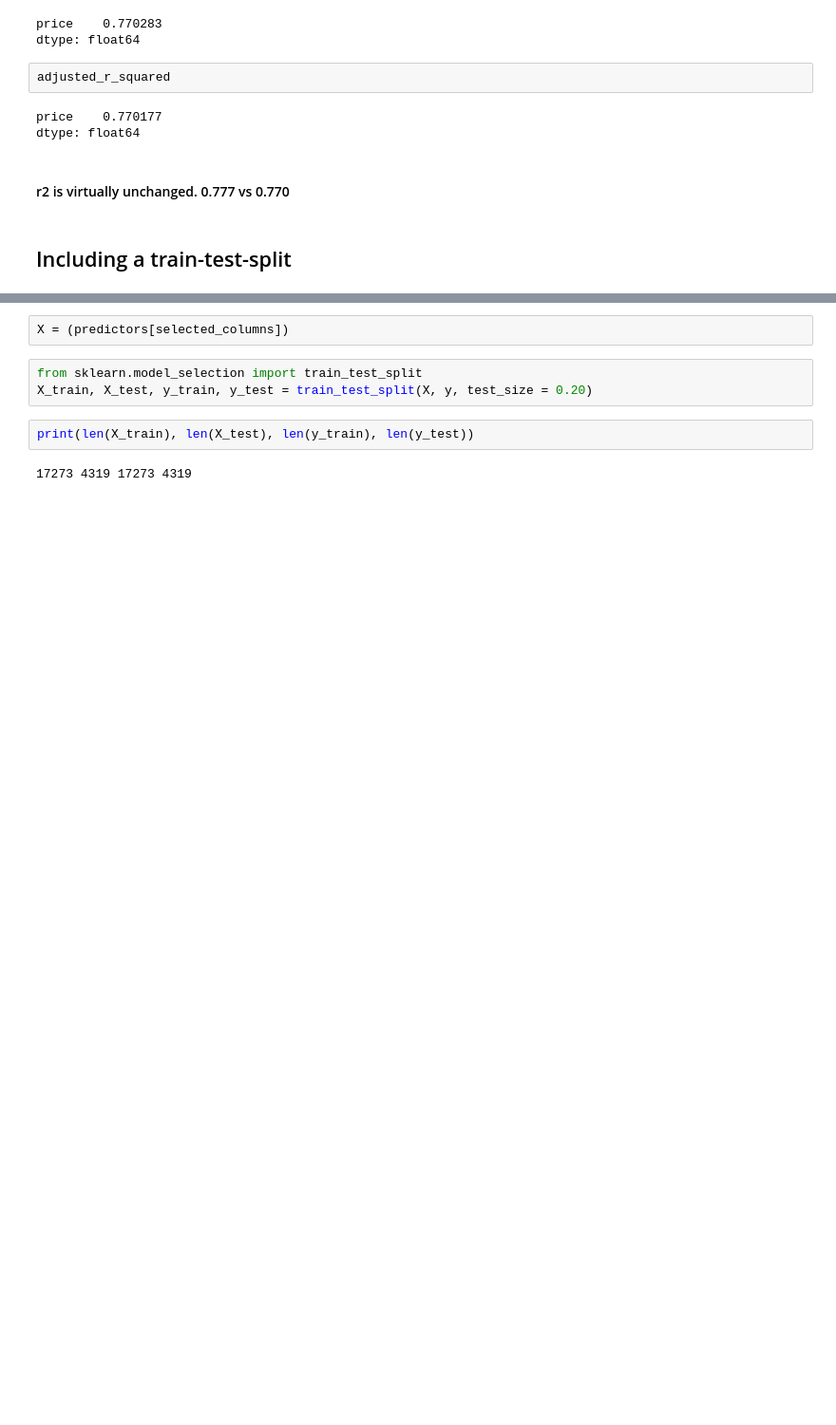
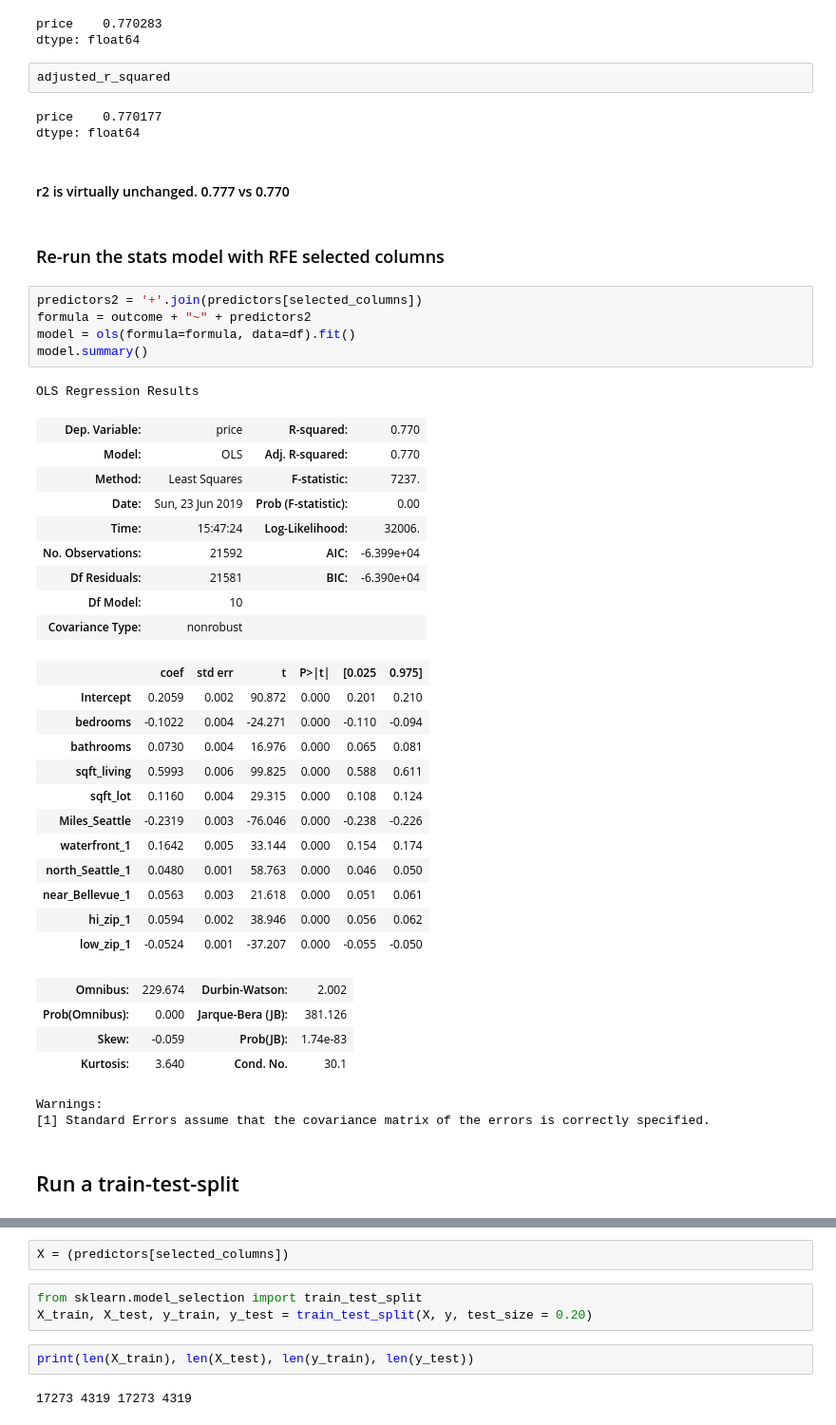
Before and after one commit to AndrewJ1/FI_Module_1, a Jupyter notebook: FinalProject/dsc-1-final-project-online-ds-pt-041519/Final Draft.ipynb, the cells around one changed output, grey strips where cells are left out. Shown at 95% size. Cells and saved outputs as stored; diff of their text form; blank space fills up the shorter version.

```diff
--- a/FinalProject/dsc-1-final-project-online-ds-pt-041519/Final Draft.ipynb
+++ b/FinalProject/dsc-1-final-project-online-ds-pt-041519/Final Draft.ipynb
@@ -1376,8 +1403,44 @@ price    0.770177
 dtype: float64
 # %% [markdown]
 #### r2 is virtually unchanged. 0.777 vs 0.770
+# %% [markdown]
+### Re-run the stats model with RFE selected columns
+# %%
+predictors2 = '+'.join(predictors[selected_columns])
+formula = outcome + "~" + predictors2
+model = ols(formula=formula, data=df).fit()
+model.summary()
+# %% [output]
+OLS Regression Results
+| Dep. Variable: | price | R-squared: | 0.770 |
+| Model: | OLS | Adj. R-squared: | 0.770 |
+| Method: | Least Squares | F-statistic: | 7237. |
+| Date: | Sun, 23 Jun 2019 | Prob (F-statistic): | 0.00 |
+| Time: | 15:47:24 | Log-Likelihood: | 32006. |
+| No. Observations: | 21592 | AIC: | -6.399e+04 |
+| Df Residuals: | 21581 | BIC: | -6.390e+04 |
+| Df Model: | 10 |  |  |
+| Covariance Type: | nonrobust |  |  |
+|  | coef | std err | t | P>|t| | [0.025 | 0.975] |
+| Intercept | 0.2059 | 0.002 | 90.872 | 0.000 | 0.201 | 0.210 |
+| bedrooms | -0.1022 | 0.004 | -24.271 | 0.000 | -0.110 | -0.094 |
+| bathrooms | 0.0730 | 0.004 | 16.976 | 0.000 | 0.065 | 0.081 |
+| sqft_living | 0.5993 | 0.006 | 99.825 | 0.000 | 0.588 | 0.611 |
+| sqft_lot | 0.1160 | 0.004 | 29.315 | 0.000 | 0.108 | 0.124 |
+| Miles_Seattle | -0.2319 | 0.003 | -76.046 | 0.000 | -0.238 | -0.226 |
+| waterfront_1 | 0.1642 | 0.005 | 33.144 | 0.000 | 0.154 | 0.174 |
+| north_Seattle_1 | 0.0480 | 0.001 | 58.763 | 0.000 | 0.046 | 0.050 |
+| near_Bellevue_1 | 0.0563 | 0.003 | 21.618 | 0.000 | 0.051 | 0.061 |
+| hi_zip_1 | 0.0594 | 0.002 | 38.946 | 0.000 | 0.056 | 0.062 |
+| low_zip_1 | -0.0524 | 0.001 | -37.207 | 0.000 | -0.055 | -0.050 |
+| Omnibus: | 229.674 | Durbin-Watson: | 2.002 |
+| Prob(Omnibus): | 0.000 | Jarque-Bera (JB): | 381.126 |
+| Skew: | -0.059 | Prob(JB): | 1.74e-83 |
+| Kurtosis: | 3.640 | Cond. No. | 30.1 |
+Warnings:
+[1] Standard Errors assume that the covariance matrix of the errors is correctly specified.
 # %% [markdown]
-## Including a train-test-split
+## Run a train-test-split
 # %% [markdown]
 To evaluate the model I'll compare predicted values, $\hat y$ to the actual value, $y$. The difference between the two values is the residuals. The train test split compares residuals for both the test set and the training set:
 
```
Also changed, not shown: parts of 14 cells of this notebook.
